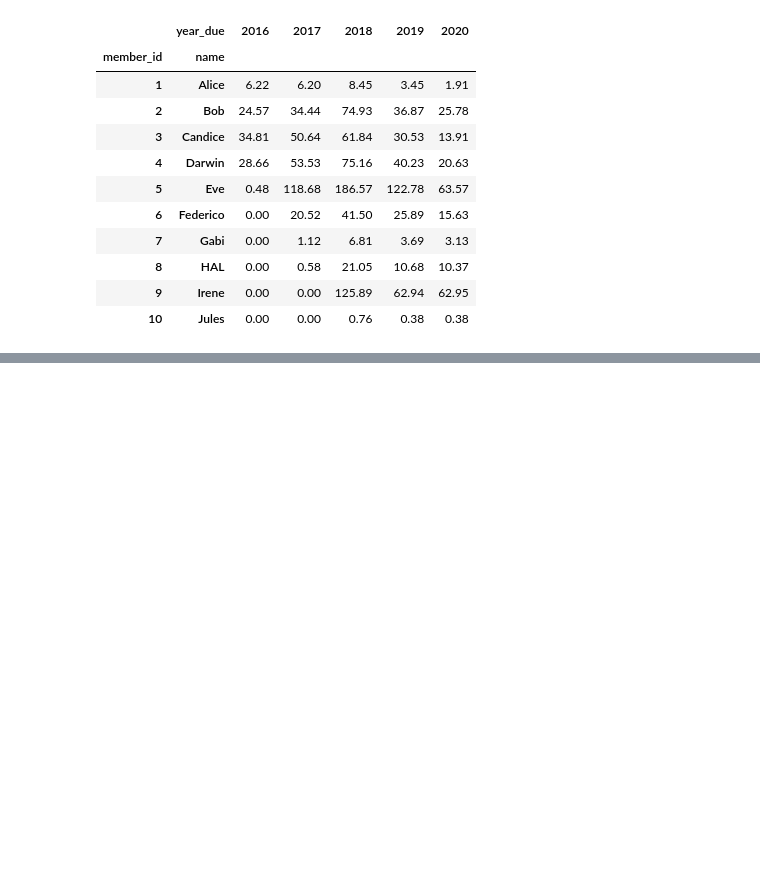
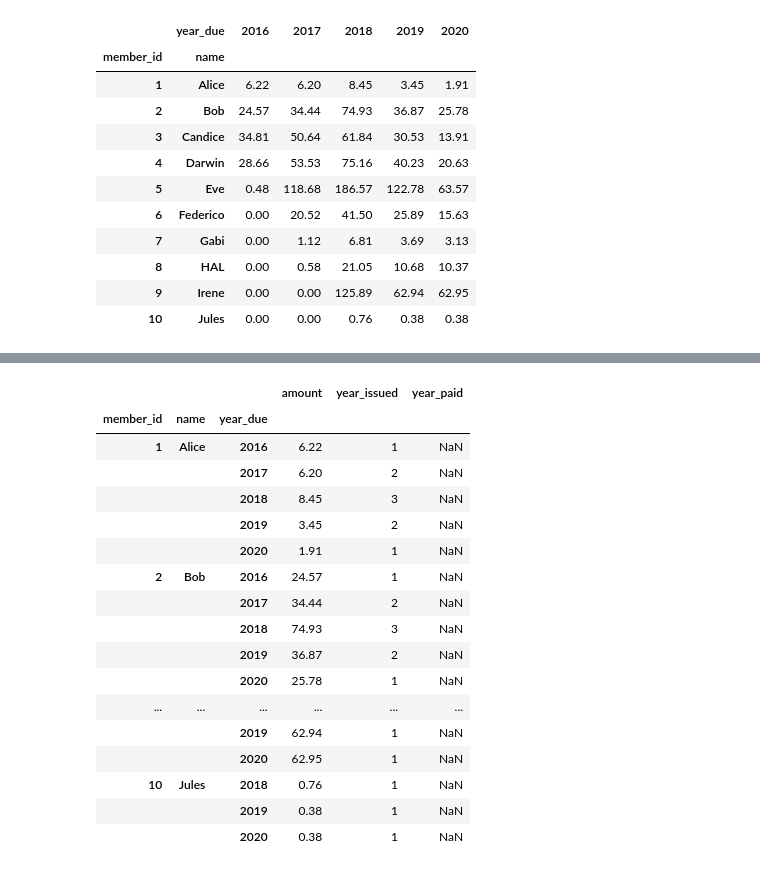
Before and after one commit to NathanielBlairStahn/sscofi, a Jupyter notebook: 05_sscofi_notices.ipynb, the cells around one changed output, grey strips where cells are left out. Cells and saved outputs as stored; diff of their text form; code cells hidden in the pictures; blank space fills up the shorter version.

Commit message:
add groupby equivalent of pivot table

```diff
--- a/05_sscofi_notices.ipynb
+++ b/05_sscofi_notices.ipynb
@@ -994,0 +1001,25 @@ notices_df.pivot_table(
+# %%
+notices_df.groupby(by=['member_id', 'name', 'year_due']).agg({
+    'amount': 'sum',
+    'year_issued': 'count',
+    'year_paid': 'min'
+})
+# %% [output]
+|  |  |  | amount | year_issued | year_paid |
+| member_id | name | year_due |  |  |  |
+| 1 | Alice | 2016 | 6.22 | 1 | NaN |
+|  |  | 2017 | 6.20 | 2 | NaN |
+|  |  | 2018 | 8.45 | 3 | NaN |
+|  |  | 2019 | 3.45 | 2 | NaN |
+|  |  | 2020 | 1.91 | 1 | NaN |
+| 2 | Bob | 2016 | 24.57 | 1 | NaN |
+|  |  | 2017 | 34.44 | 2 | NaN |
+|  |  | 2018 | 74.93 | 3 | NaN |
+|  |  | 2019 | 36.87 | 2 | NaN |
+|  |  | 2020 | 25.78 | 1 | NaN |
+| ... | ... | ... | ... | ... | ... |
+|  |  | 2019 | 62.94 | 1 | NaN |
+|  |  | 2020 | 62.95 | 1 | NaN |
+| 10 | Jules | 2018 | 0.76 | 1 | NaN |
+|  |  | 2019 | 0.38 | 1 | NaN |
+|  |  | 2020 | 0.38 | 1 | NaN |
```
Also changed, not shown: parts of 1 cell of this notebook.
